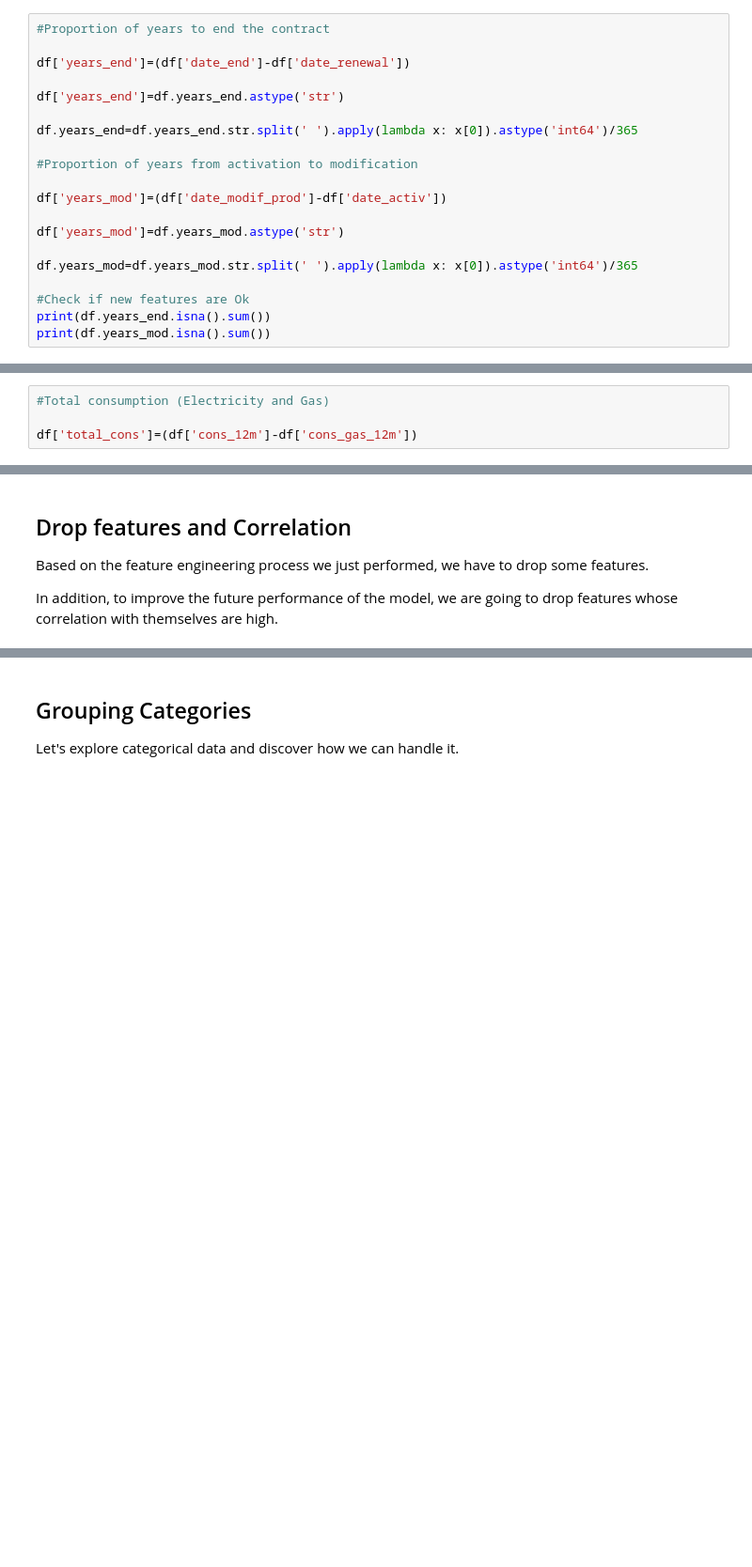
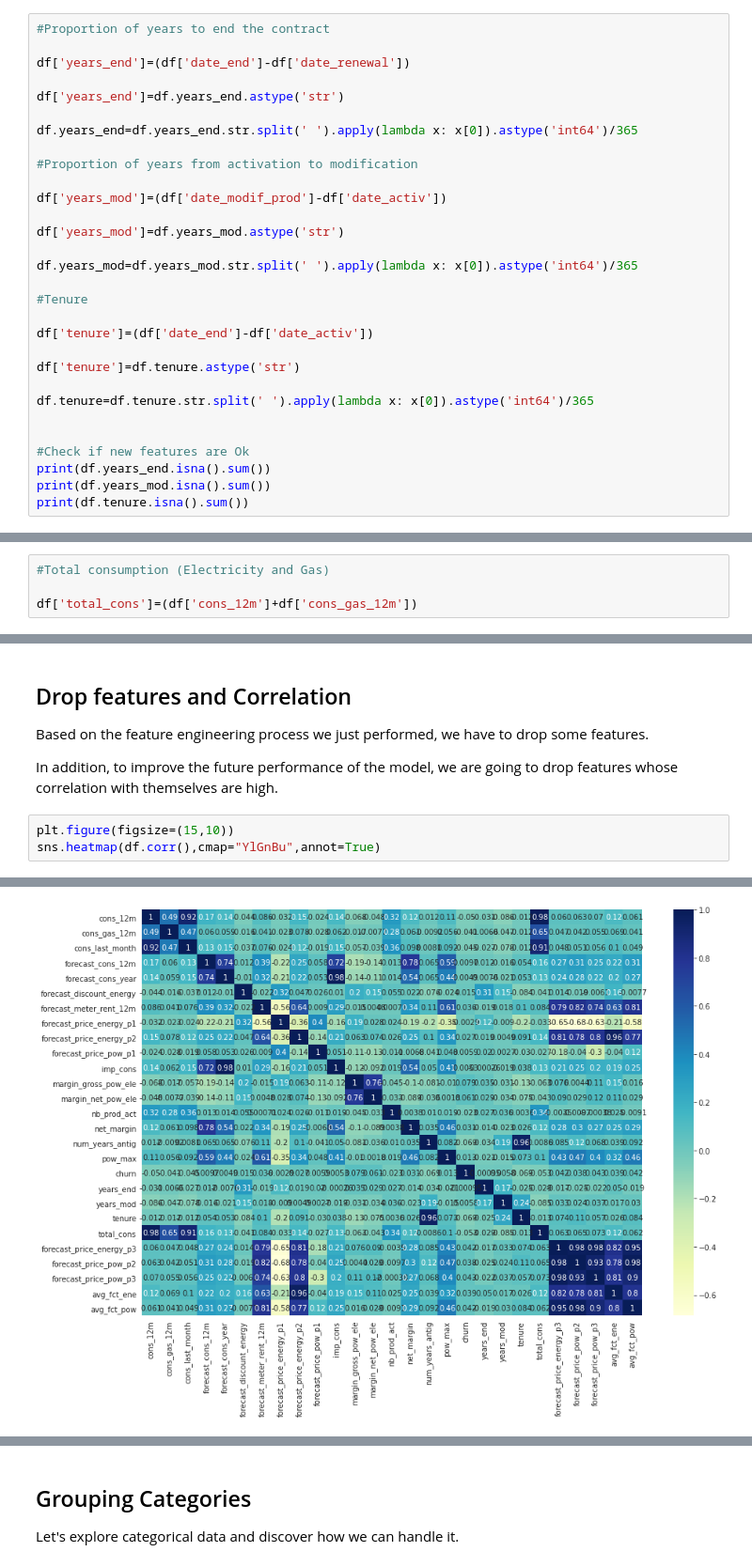
Before and after one commit to jsroa15/BCG, a Jupyter notebook: Feature_Engineering.ipynb, the cells around one changed output, grey strips where cells are left out. Shown: that part at 94% size. Drawn from its saved outputs; the diff is of its cells as text; blank space fills up the shorter version.

```diff
--- a/Feature_Engineering.ipynb
+++ b/Feature_Engineering.ipynb
@@ -81,9 +81,19 @@ df['years_mod']=df.years_mod.astype('str')
 
 df.years_mod=df.years_mod.str.split(' ').apply(lambda x: x[0]).astype('int64')/365
 
+#Tenure
+
+df['tenure']=(df['date_end']-df['date_activ'])
+
+df['tenure']=df.tenure.astype('str')
+
+df.tenure=df.tenure.str.split(' ').apply(lambda x: x[0]).astype('int64')/365
+
+
 #Check if new features are Ok
 print(df.years_end.isna().sum())
 print(df.years_mod.isna().sum())
+print(df.tenure.isna().sum())
 # %% [output]
 0
 0
@@ -92,7 +103,7 @@ print(df.years_mod.isna().sum())
 # %%
 #Total consumption (Electricity and Gas)
 
-df['total_cons']=(df['cons_12m']-df['cons_gas_12m'])
+df['total_cons']=(df['cons_12m']+df['cons_gas_12m'])
 # %%
 #Forecasted price energy and pow
 
@@ -115,3 +126,7 @@ df['avg_fct_pow']=(df['forecast_price_pow_p1']+df['forecast_price_pow_p2']+df['f
 Based on the feature engineering process we just performed, we have to drop some features.
 
 In addition, to improve the future performance of the model, we are  going to drop features whose correlation with themselves are high.
+# %%
+plt.figure(figsize=(15,10))
+sns.heatmap(df.corr(),cmap="YlGnBu",annot=True)
+# %% [output]
@@ -117,0 +134 @@ In addition, to improve the future performance of the model, we are  going to dr
+[figure, added]
```
Also changed, not shown: parts of 29 cells of this notebook.
